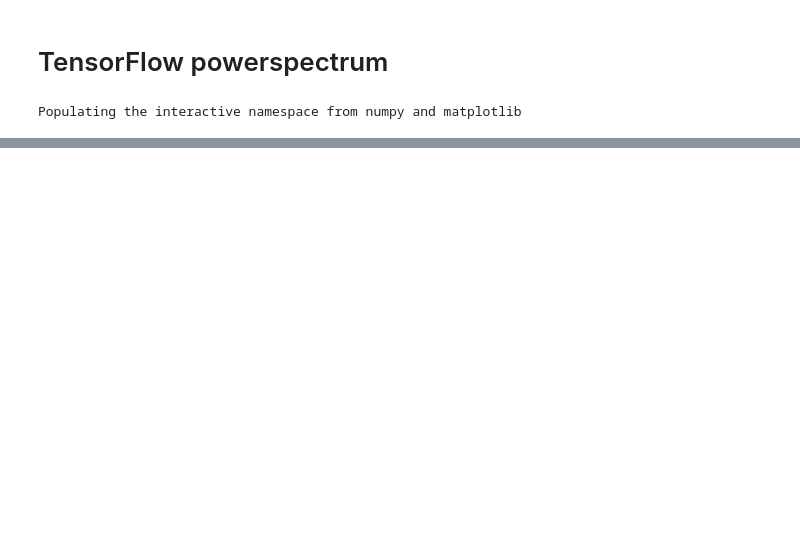
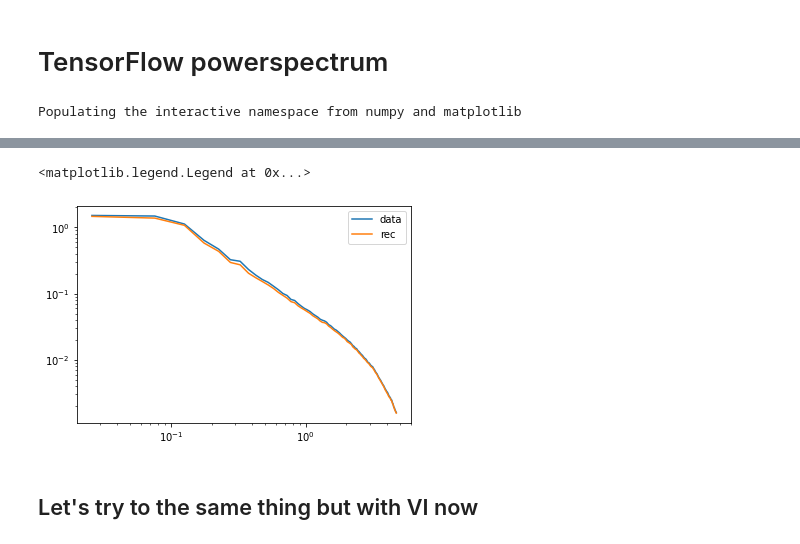
Before and after one commit to DifferentiableUniverseInitiative/DHOD, a Jupyter notebook: nb/PowerSpectrum.ipynb, the cells around one changed output, grey strips where cells are left out. Cells and saved outputs as stored; diff of their text form; code cells hidden in the pictures; blank space fills up the shorter version.

```diff
--- a/nb/PowerSpectrum.ipynb
+++ b/nb/PowerSpectrum.ipynb
@@ -104,0 +204,4 @@ imshow(rho2.numpy()[0].sum(axis=1))
+# %%
+# Ok sweet, so now we can define these as a function of variables
+logM = tf.Variable(12.5)
+sig_logM = tf.Variable(0.5)
@@ -104,0 +237,10 @@ imshow(rho2.numpy()[0].sum(axis=1))
+# %%
+_, pkr = pk(sample(tf_halocat, logM, sig_logM)[0],
+     shape=rho[0].shape,
+     boxsize= np.array([128,128,128]), # WARNING: That's not the right size
+     kmin=0.001,dk=.05)
+
+loglog(k1,pkr1, label='data')
+loglog(k2,pkr, label='rec')
+legend()
+# %% [output]
@@ -104,0 +248,4 @@ imshow(rho2.numpy()[0].sum(axis=1))
+<matplotlib.legend.Legend at 0x...>
+[figure, added]
+# %% [markdown]
+## Let's try to the same thing but with VI now
```
Also changed, not shown: parts of 30 cells of this notebook.
